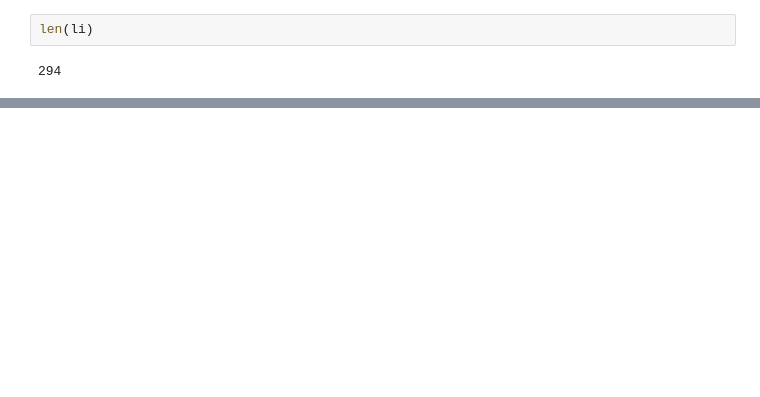
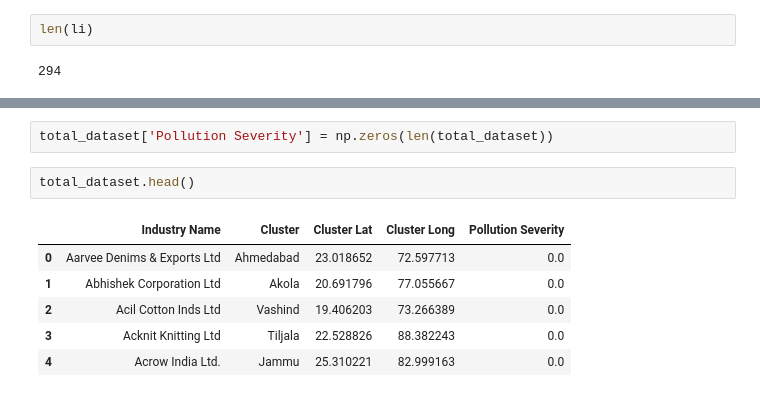
Before and after one commit to ankushgarg1998/sih, a Jupyter notebook: kernels/TextileIndustries.ipynb, the cells around one changed output, grey strips where cells are left out. Saved outputs shown, nothing was run; the diff lists cells and outputs as text; blank space fills up the shorter version.

```diff
--- a/kernels/TextileIndustries.ipynb
+++ b/kernels/TextileIndustries.ipynb
@@ -40,0 +245,11 @@ for i in range(len(li)):
+# %%
+total_dataset['Pollution Severity'] = np.zeros(len(total_dataset))
+# %%
+total_dataset.head()
+# %% [output]
+|  | Industry Name | Cluster | Cluster Lat | Cluster Long | Pollution Severity |
+| 0 | Aarvee Denims & Exports Ltd | Ahmedabad | 23.018652 | 72.597713 | 0.0 |
+| 1 | Abhishek Corporation Ltd | Akola | 20.691796 | 77.055667 | 0.0 |
+| 2 | Acil Cotton Inds Ltd | Vashind | 19.406203 | 73.266389 | 0.0 |
+| 3 | Acknit Knitting Ltd | Tiljala | 22.528826 | 88.382243 | 0.0 |
+| 4 | Acrow India Ltd. | Jammu | 25.310221 | 82.999163 | 0.0 |
```
Also changed, not shown: parts of 35 cells of this notebook.
